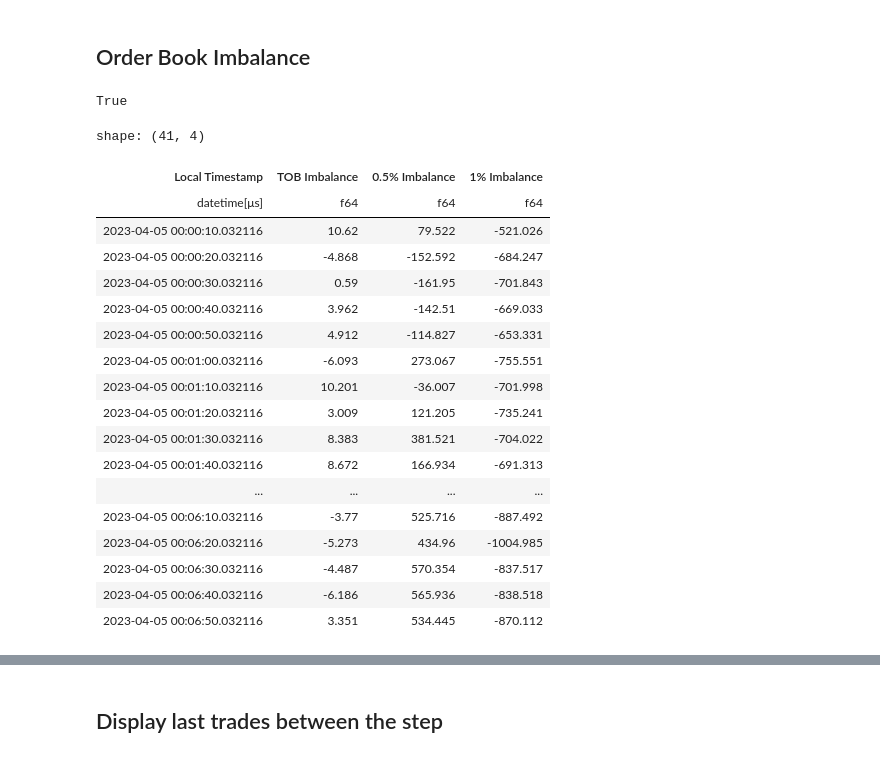
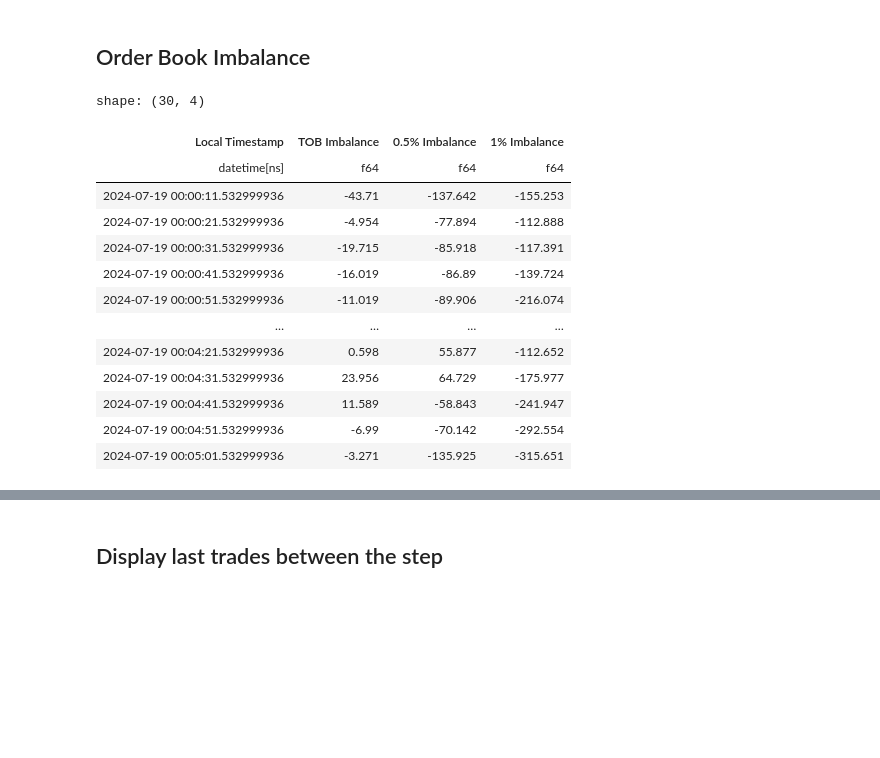
Before and after one commit to nkaz001/hftbacktest, a Jupyter notebook: docs/tutorials/Working with Market Depth and Trades.ipynb, the cells around one changed output, grey strips where cells are left out. Saved outputs shown, nothing was run; the diff lists cells and outputs as text; code cells hidden in the pictures; blank space fills up the shorter version.

```diff
--- a/docs/tutorials/Working with Market Depth and Trades.ipynb
+++ b/docs/tutorials/Working with Market Depth and Trades.ipynb
@@ -120,51 +250,53 @@ def orderbookimbalance(hbt, out):
 from numba.typed import List
 from numba.types import Tuple, float64
 
-hbt = HftBacktest(
-    btcusdt_20230405,
-    tick_size=0.1,
-    lot_size=0.001,
-    maker_fee=0.0002,
-    taker_fee=0.0007,
-    order_latency=FeedLatency(),
-    asset_type=Linear,
-    snapshot=btcusdt_20230404_eod
+asset = (
+    BacktestAsset()
+        .data(btcusdt_20240719)
+        .initial_snapshot(btcusdt_20240719_eod)
+        .linear_asset(1.0)
+        .constant_latency(100_000_000, 100_000_000)
+        .risk_adverse_queue_model()
+        .no_partial_fill_exchange()
+        .maker_fee(0.0002)
+        .taker_fee(0.0007)
+        .tick_size(0.1)
+        .lot_size(0.001)
+        .trade_len(0)
+        .roi_lb(30000)
+        .roi_ub(90000)
 )
+hbt = ROIVectorMarketDepthBacktest([asset])
 
 tup_ty = Tuple((float64, float64, float64, float64))
 out = List.empty_list(tup_ty, allocated=100_000)
 
 orderbookimbalance(hbt, out)
+
+_ = hbt.close()
-# %% [output]
-True
 # %%
 import polars as pl
 
 df = pl.DataFrame(out).transpose()
 df.columns = ['Local Timestamp', 'TOB Imbalance', '0.5% Imbalance', '1% Imbalance']
 df = df.with_columns(
-    pl.from_epoch('Local Timestamp', time_unit='us')
+    pl.from_epoch('Local Timestamp', time_unit='ns')
 )
 
 df
 # %% [output]
-shape: (41, 4)
+shape: (30, 4)
 | Local Timestamp | TOB Imbalance | 0.5% Imbalance | 1% Imbalance |
-| datetime[μs] | f64 | f64 | f64 |
-| 2023-04-05 00:00:10.032116 | 10.62 | 79.522 | -521.026 |
-| 2023-04-05 00:00:20.032116 | -4.868 | -152.592 | -684.247 |
-| 2023-04-05 00:00:30.032116 | 0.59 | -161.95 | -701.843 |
-| 2023-04-05 00:00:40.032116 | 3.962 | -142.51 | -669.033 |
-| 2023-04-05 00:00:50.032116 | 4.912 | -114.827 | -653.331 |
-| 2023-04-05 00:01:00.032116 | -6.093 | 273.067 | -755.551 |
-| 2023-04-05 00:01:10.032116 | 10.201 | -36.007 | -701.998 |
-| 2023-04-05 00:01:20.032116 | 3.009 | 121.205 | -735.241 |
-| 2023-04-05 00:01:30.032116 | 8.383 | 381.521 | -704.022 |
-| 2023-04-05 00:01:40.032116 | 8.672 | 166.934 | -691.313 |
-| ... | ... | ... | ... |
-| 2023-04-05 00:06:10.032116 | -3.77 | 525.716 | -887.492 |
-| 2023-04-05 00:06:20.032116 | -5.273 | 434.96 | -1004.985 |
-| 2023-04-05 00:06:30.032116 | -4.487 | 570.354 | -837.517 |
-| 2023-04-05 00:06:40.032116 | -6.186 | 565.936 | -838.518 |
-| 2023-04-05 00:06:50.032116 | 3.351 | 534.445 | -870.112 |
+| datetime[ns] | f64 | f64 | f64 |
+| 2024-07-19 00:00:11.532999936 | -43.71 | -137.642 | -155.253 |
+| 2024-07-19 00:00:21.532999936 | -4.954 | -77.894 | -112.888 |
+| 2024-07-19 00:00:31.532999936 | -19.715 | -85.918 | -117.391 |
+| 2024-07-19 00:00:41.532999936 | -16.019 | -86.89 | -139.724 |
+| 2024-07-19 00:00:51.532999936 | -11.019 | -89.906 | -216.074 |
+| … | … | … | … |
+| 2024-07-19 00:04:21.532999936 | 0.598 | 55.877 | -112.652 |
+| 2024-07-19 00:04:31.532999936 | 23.956 | 64.729 | -175.977 |
+| 2024-07-19 00:04:41.532999936 | 11.589 | -58.843 | -241.947 |
+| 2024-07-19 00:04:51.532999936 | -6.99 | -70.142 | -292.554 |
+| 2024-07-19 00:05:01.532999936 | -3.271 | -135.925 | -315.651 |
 # %%
```
Also changed, not shown: parts of 15 cells of this notebook, 1 other file.
